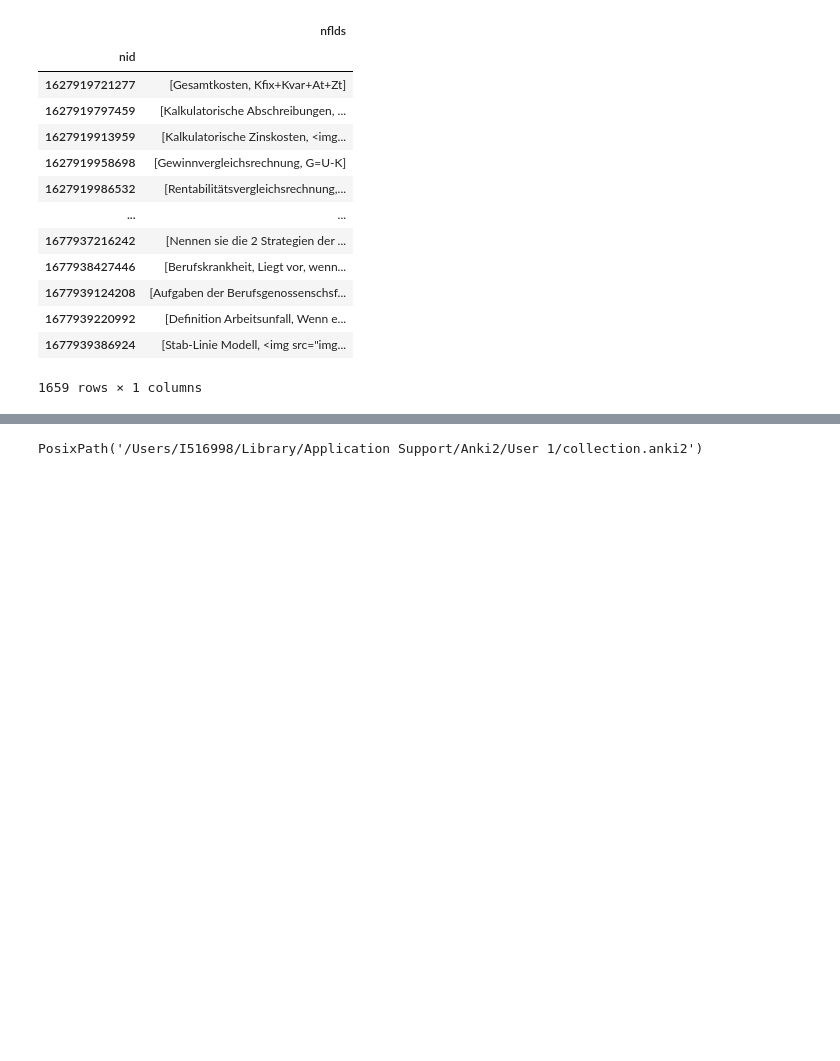
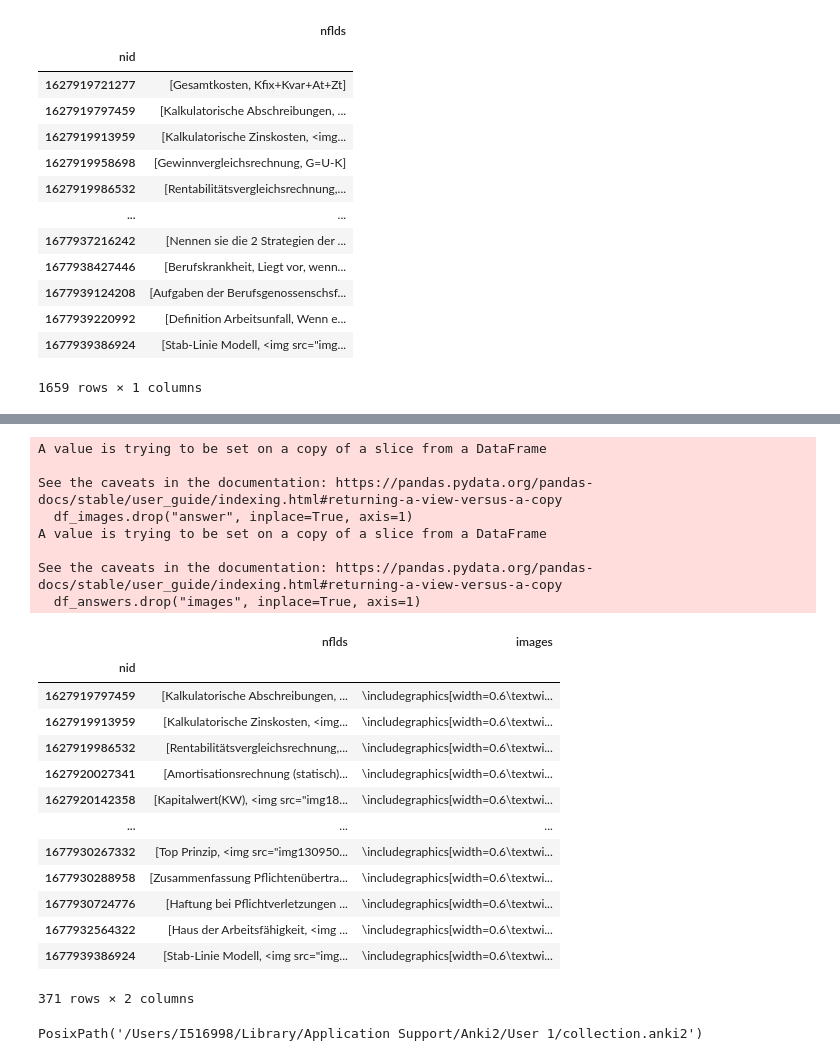
Before and after one commit to Ankinator/ankinator-flashcard-models, a Jupyter notebook: notebooks/models/image-to-text/Image-to-text-pretraining-dataset.ipynb, the cells around one changed output, grey strips where cells are left out. Cells and saved outputs as stored; diff of their text form; code cells hidden in the pictures; blank space fills up the shorter version.

```diff
--- a/notebooks/models/image-to-text/Image-to-text-pretraining-dataset.ipynb
+++ b/notebooks/models/image-to-text/Image-to-text-pretraining-dataset.ipynb
@@ -81,2 +99,31 @@ df
+# %%
+df_images = df.loc[df.answer.isnull()]
+df_images.drop("answer", inplace=True, axis=1)
+df_answers = df.loc[df.images.isnull()]
+df_answers.drop("images", inplace=True, axis=1)
+df_images
+# %% [output]
+A value is trying to be set on a copy of a slice from a DataFrame
+
+See the caveats in the documentation: https://pandas.pydata.org/pandas-docs/stable/user_guide/indexing.html#returning-a-view-versus-a-copy
+  df_images.drop("answer", inplace=True, axis=1)
+A value is trying to be set on a copy of a slice from a DataFrame
+
+See the caveats in the documentation: https://pandas.pydata.org/pandas-docs/stable/user_guide/indexing.html#returning-a-view-versus-a-copy
+  df_answers.drop("images", inplace=True, axis=1)
+|  | nflds | images |
+| nid |  |  |
+| 1627919797459 | [Kalkulatorische Abschreibungen, ... | \includegraphics[width=0.6\textwi... |
+| 1627919913959 | [Kalkulatorische Zinskosten, <img... | \includegraphics[width=0.6\textwi... |
+| 1627919986532 | [Rentabilitätsvergleichsrechnung,... | \includegraphics[width=0.6\textwi... |
+| 1627920027341 | [Amortisationsrechnung (statisch)... | \includegraphics[width=0.6\textwi... |
+| 1627920142358 | [Kapitalwert(KW), <img src="img18... | \includegraphics[width=0.6\textwi... |
+| ... | ... | ... |
+| 1677930267332 | [Top Prinzip, <img src="img130950... | \includegraphics[width=0.6\textwi... |
+| 1677930288958 | [Zusammenfassung Pflichtenübertra... | \includegraphics[width=0.6\textwi... |
+| 1677930724776 | [Haftung bei Pflichtverletzungen ... | \includegraphics[width=0.6\textwi... |
+| 1677932564322 | [Haus der Arbeitsfähigkeit, <img ... | \includegraphics[width=0.6\textwi... |
+| 1677939386924 | [Stab-Linie Modell, <img src="img... | \includegraphics[width=0.6\textwi... |
+371 rows × 2 columns
 # %%
 template = latex_jinja_env.get_template('Beamer/main.tex')
```
Also changed, not shown: parts of 4 cells of this notebook, 2 other files.
